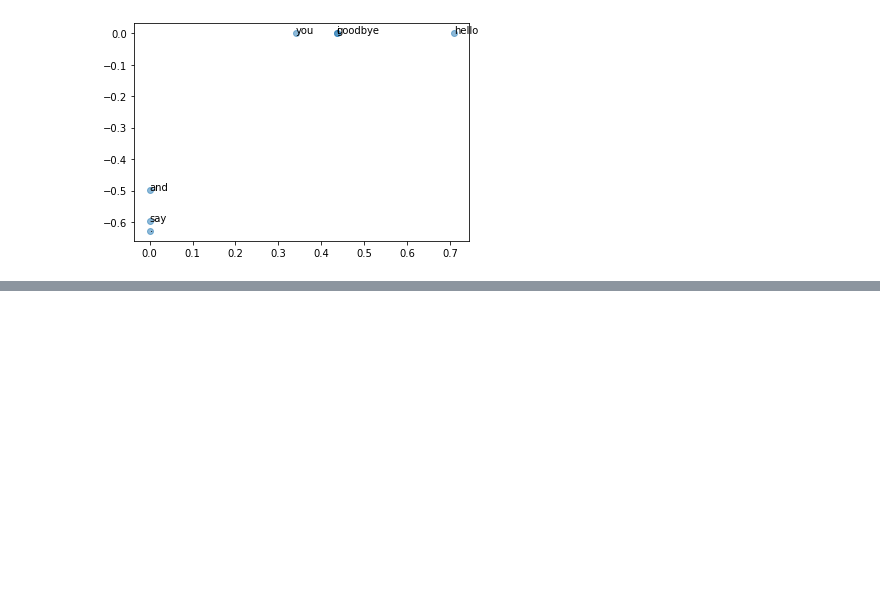
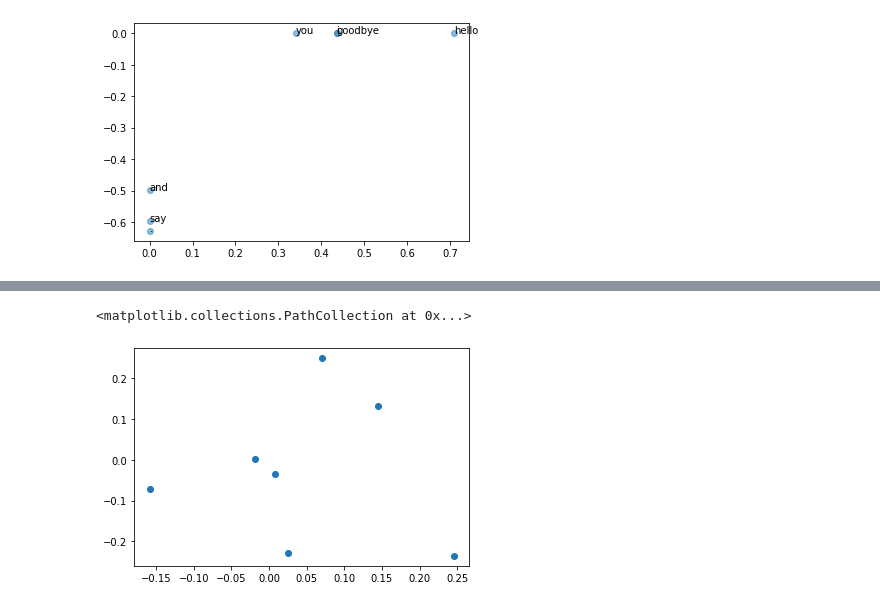
Before and after one commit to ywchiu/tibame_tm, a Jupyter notebook: Demo20200826.ipynb, the cells around one changed output, grey strips where cells are left out. Saved outputs shown, nothing was run; the diff lists cells and outputs as text; code cells hidden in the pictures; blank space fills up the shorter version.

```diff
--- a/Demo20200826.ipynb
+++ b/Demo20200826.ipynb
@@ -385,0 +414,17 @@ plt.show()
+# %%
+from gensim.models import word2vec
+text = 'You say goodbye and I say hello .'
+# %%
+num_features = 2 # 詞向量的維度
+min_word_count = 1 # 最少要出現幾個詞才被拿來計算
+num_workers = 1 # 使用多少個core
+context = 1 # 上下文的詞區間
+epoch = 200 # 訓練多少迭代
+sample = 1e-5 # 每次要取多少反面的例子校正訓練結果
+model = word2vec.Word2Vec([text.split()],
+  workers = num_workers,
+  sample = sample,
+  size = num_features,
+  min_count=min_word_count,
+  window = context,
+  iter = epoch)
@@ -385,0 +442,8 @@ plt.show()
+# %%
+X = model.wv.vectors
+# %%
+from matplotlib import pyplot as plt
+plt.scatter(X[:,0], X[:,1])
+# %% [output]
+<matplotlib.collections.PathCollection at 0x...>
+[figure, added]
```
Also changed, not shown: parts of 42 cells of this notebook.
